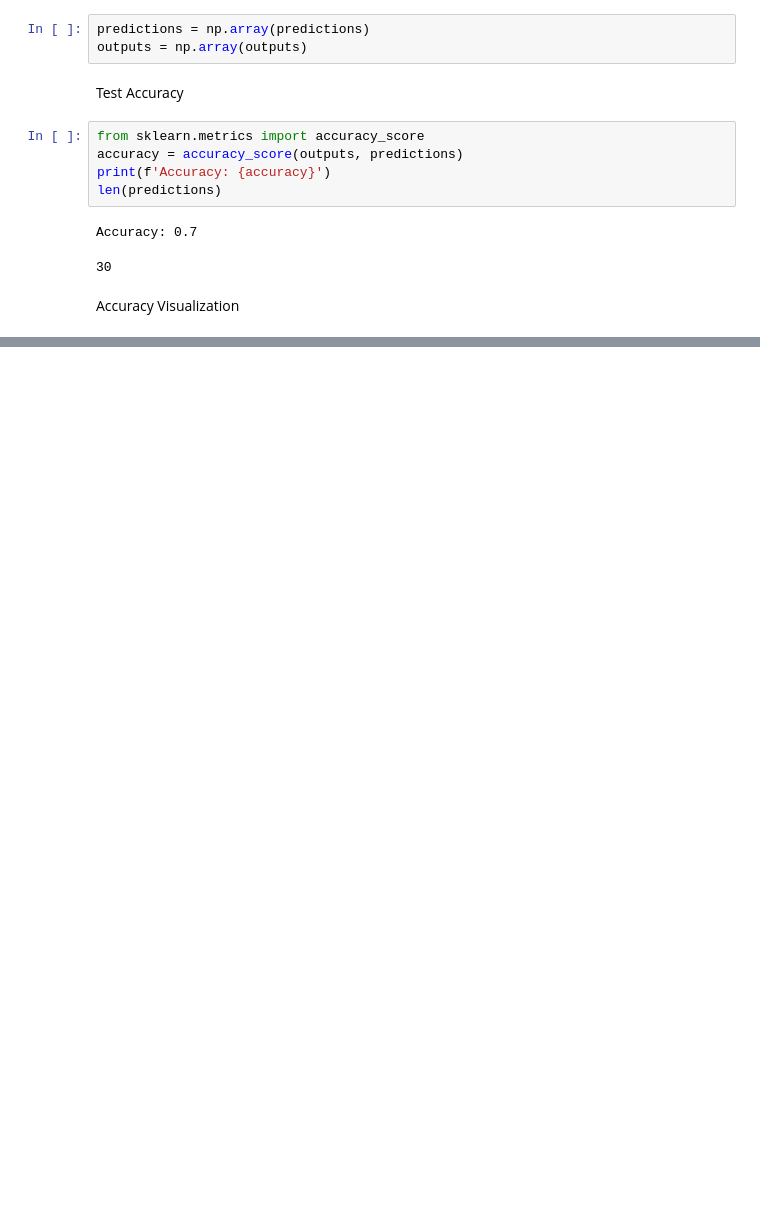
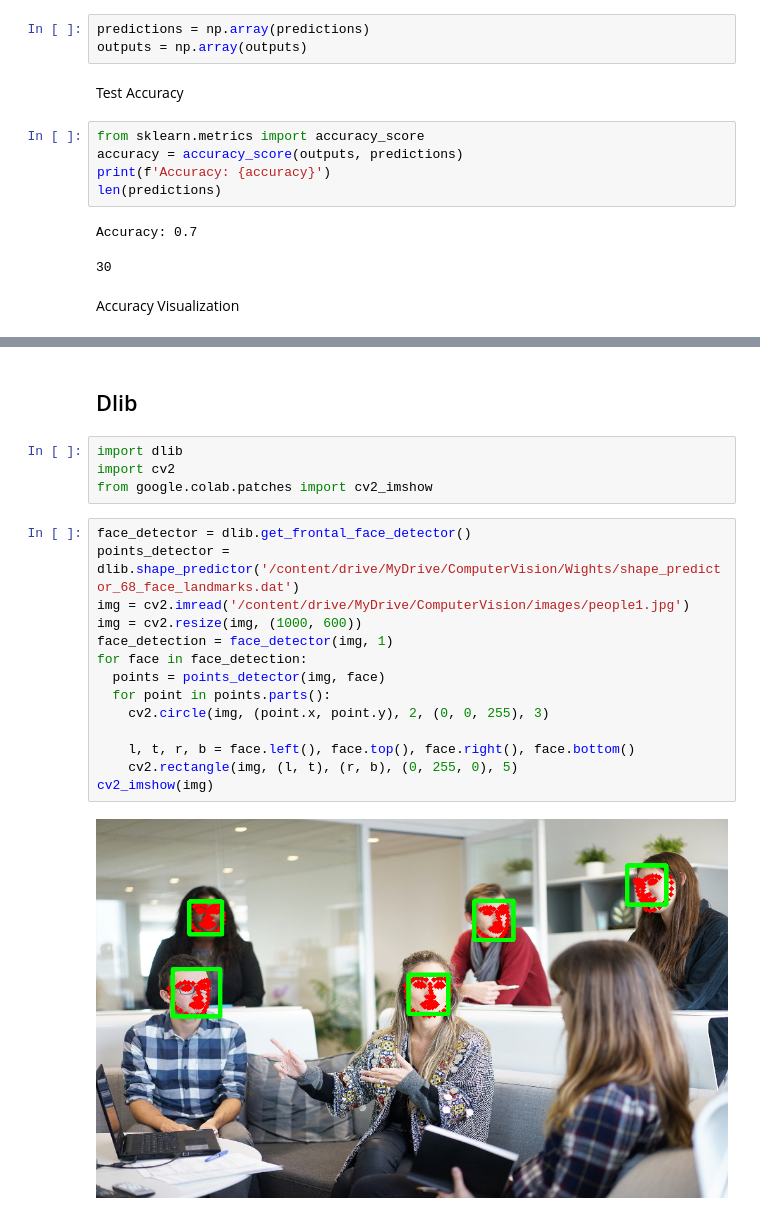
Before and after one commit to Leak27/All-OpenCV, a Jupyter notebook: face_detection.ipynb, the cells around one changed output, grey strips where cells are left out. Saved outputs shown, nothing was run; the diff lists cells and outputs as text; blank space fills up the shorter version.

```diff
--- a/face_detection.ipynb
+++ b/face_detection.ipynb
@@ -118 +103,23 @@ array([[1, 0, 0, 1, 0, 0, 0, 0, 0, 0, 0, 0, 0, 0, 0],
 [figure]
+# %% [markdown]
+## Dlib
+# %%
+import dlib
+import cv2
+from google.colab.patches import cv2_imshow
+# %%
+face_detector = dlib.get_frontal_face_detector()
+points_detector = dlib.shape_predictor('/content/drive/MyDrive/ComputerVision/Wights/shape_predictor_68_face_landmarks.dat')
+img = cv2.imread('/content/drive/MyDrive/ComputerVision/images/people1.jpg')
+img = cv2.resize(img, (1000, 600))
+face_detection = face_detector(img, 1)
+for face in face_detection:
+  points = points_detector(img, face)
+  for point in points.parts():
+    cv2.circle(img, (point.x, point.y), 2, (0, 0, 255), 3)
+
+    l, t, r, b = face.left(), face.top(), face.right(), face.bottom()
+    cv2.rectangle(img, (l, t), (r, b), (0, 255, 0), 5)
+cv2_imshow(img)
+# %% [output]
+[figure, added]
```
Also changed, not shown: parts of 1 cell of this notebook.
